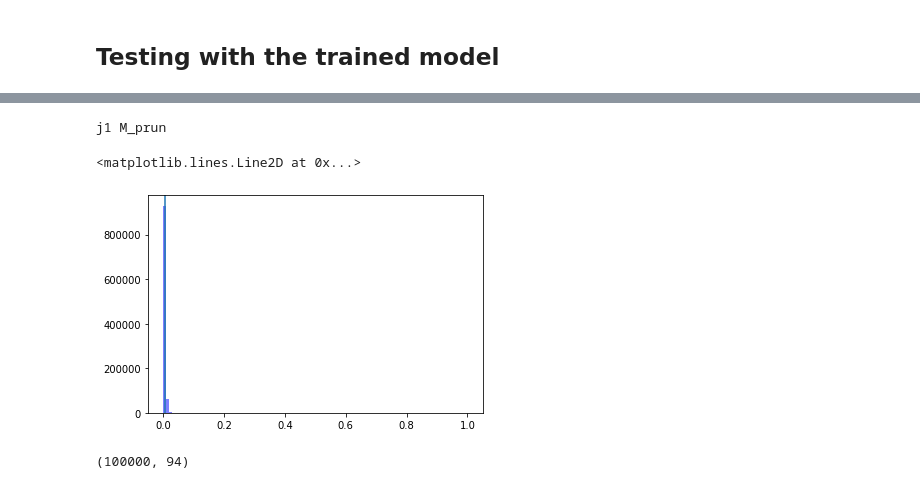
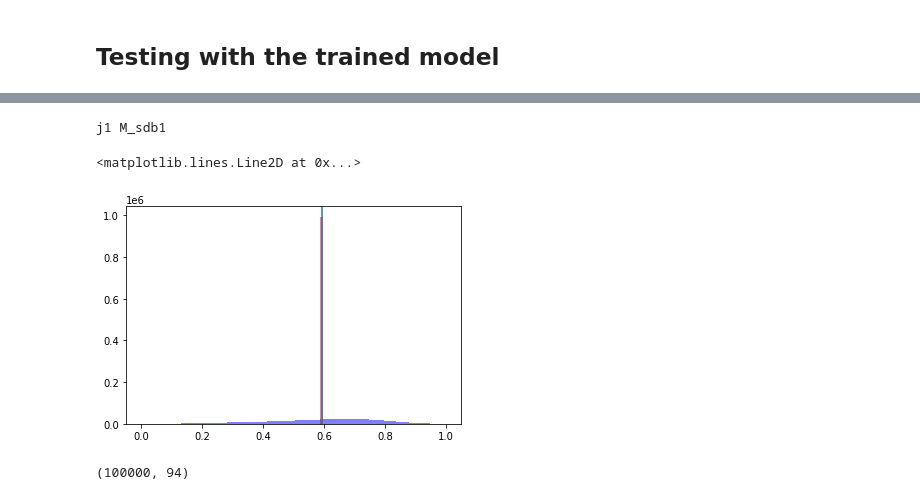
Before and after one commit to SangeonPark/QUASAR, a Jupyter notebook: new_flows/mass_ratio_VAE_planar-conventional_taus.ipynb, the cells around one changed output, grey strips where cells are left out. Cells and saved outputs as stored; diff of their text form; code cells hidden in the pictures.

```diff
--- a/new_flows/mass_ratio_VAE_planar-conventional_taus.ipynb
+++ b/new_flows/mass_ratio_VAE_planar-conventional_taus.ipynb
@@ -330,15 +320,15 @@ out.shape
 # %%
 bins = np.linspace(0,1,100)
 bins.shape
-column = 14
+column = 16
 print(f_rnd.columns[column])
 plt.hist(X[bkg_idx,column],bins,alpha=0.5,color='b');
-#plt.hist(out[:,column],bins,alpha=0.5,color='r');
+plt.hist(out[:,column],bins,alpha=0.5,color='r');
 plt.axvline(np.mean(X[bkg_idx,column]))
 # %% [output]
-j1 M_prun
+j1 M_sdb1
 <matplotlib.lines.Line2D at 0x...>
-[figure, old version]
+[figure, new version]
 # %%
 X[signal_idx].shape
 # %% [output]
```
Also changed, not shown: parts of 8 cells of this notebook, 1 other file.
